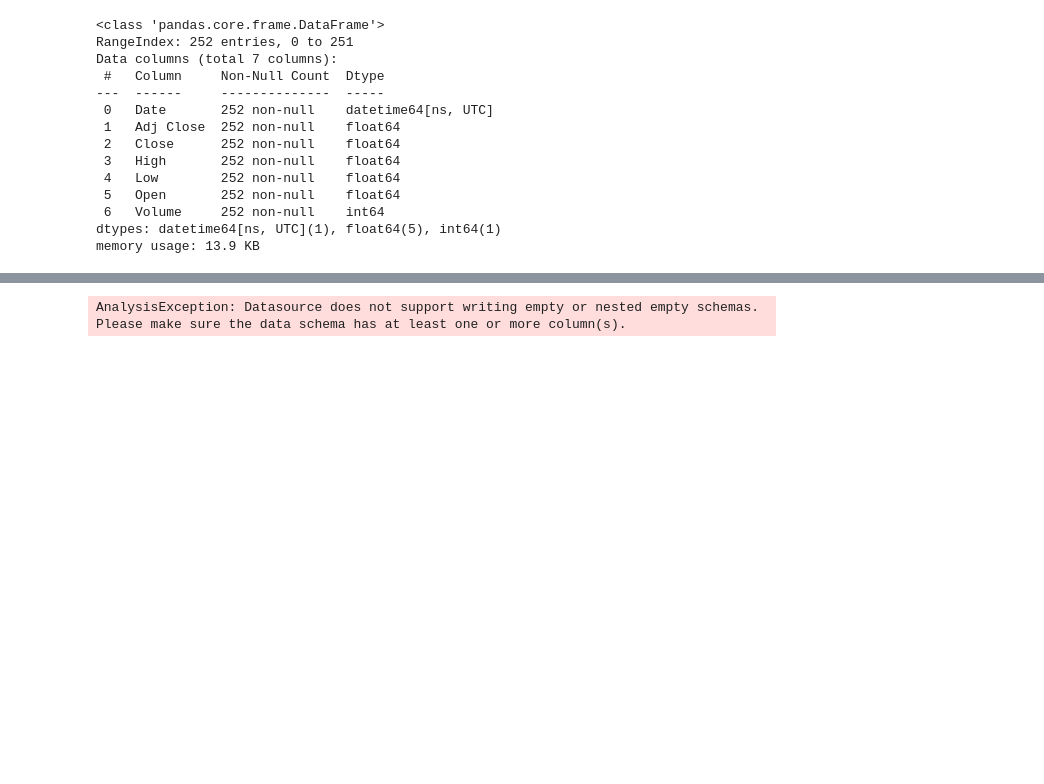
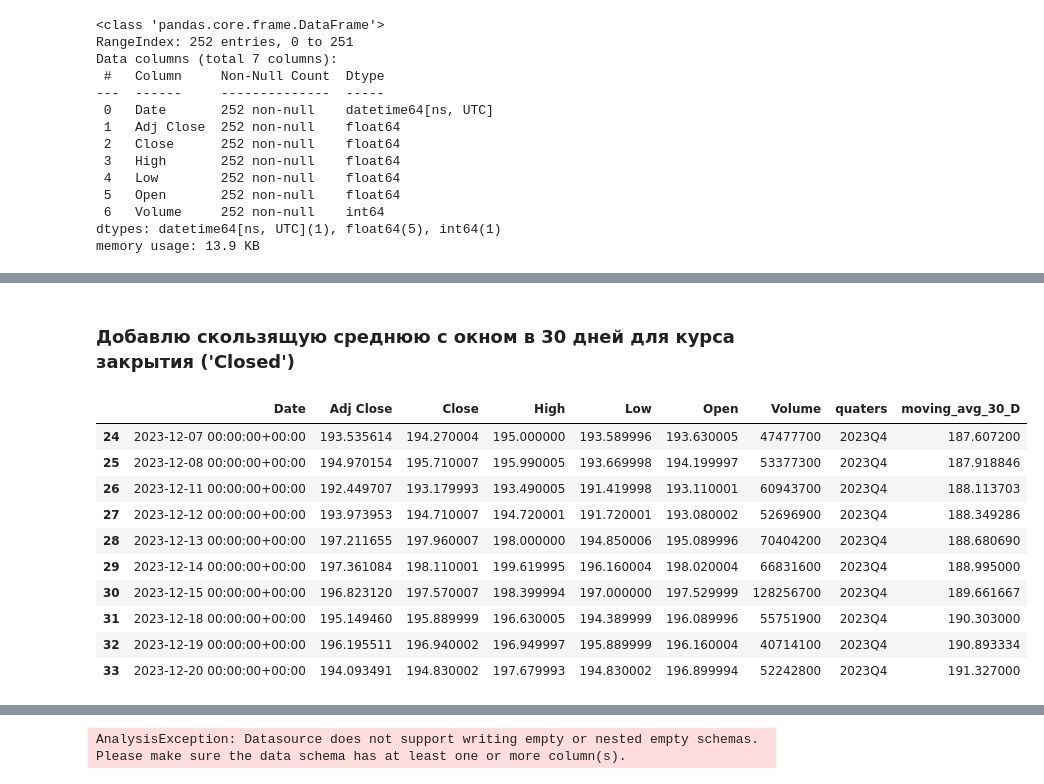
Before and after one commit to GuzelN-4labs/Hadoop-lab1, a Jupyter notebook: work_with_data_2024_1.ipynb, the cells around one changed output, grey strips where cells are left out. Drawn from its saved outputs; the diff is of its cells as text; code cells hidden in the pictures; blank space fills up the shorter version.

```diff
--- a/work_with_data_2024_1.ipynb
+++ b/work_with_data_2024_1.ipynb
@@ -164,3 +167,5 @@ plt.legend()
 plt.show()
 # %% [output]
 [figure]
+# %% [markdown]
+### Добавлю скользящую среднюю с окном в 30 дней для курса закрытия ('Closed')
@@ -166,0 +174,14 @@ plt.show()
+# %%
+df[24:34]
+# %% [output]
+|  | Date | Adj Close | Close | High | Low | Open | Volume | quaters | moving_avg_30_D |
+| 24 | 2023-12-07 00:00:00+00:00 | 193.535614 | 194.270004 | 195.000000 | 193.589996 | 193.630005 | 47477700 | 2023Q4 | 187.607200 |
+| 25 | 2023-12-08 00:00:00+00:00 | 194.970154 | 195.710007 | 195.990005 | 193.669998 | 194.199997 | 53377300 | 2023Q4 | 187.918846 |
+| 26 | 2023-12-11 00:00:00+00:00 | 192.449707 | 193.179993 | 193.490005 | 191.419998 | 193.110001 | 60943700 | 2023Q4 | 188.113703 |
+| 27 | 2023-12-12 00:00:00+00:00 | 193.973953 | 194.710007 | 194.720001 | 191.720001 | 193.080002 | 52696900 | 2023Q4 | 188.349286 |
+| 28 | 2023-12-13 00:00:00+00:00 | 197.211655 | 197.960007 | 198.000000 | 194.850006 | 195.089996 | 70404200 | 2023Q4 | 188.680690 |
+| 29 | 2023-12-14 00:00:00+00:00 | 197.361084 | 198.110001 | 199.619995 | 196.160004 | 198.020004 | 66831600 | 2023Q4 | 188.995000 |
+| 30 | 2023-12-15 00:00:00+00:00 | 196.823120 | 197.570007 | 198.399994 | 197.000000 | 197.529999 | 128256700 | 2023Q4 | 189.661667 |
+| 31 | 2023-12-18 00:00:00+00:00 | 195.149460 | 195.889999 | 196.630005 | 194.389999 | 196.089996 | 55751900 | 2023Q4 | 190.303000 |
+| 32 | 2023-12-19 00:00:00+00:00 | 196.195511 | 196.940002 | 196.949997 | 195.889999 | 196.160004 | 40714100 | 2023Q4 | 190.893334 |
+| 33 | 2023-12-20 00:00:00+00:00 | 194.093491 | 194.830002 | 197.679993 | 194.830002 | 196.899994 | 52242800 | 2023Q4 | 191.327000 |
```
Also changed, not shown: parts of 7 cells of this notebook.
